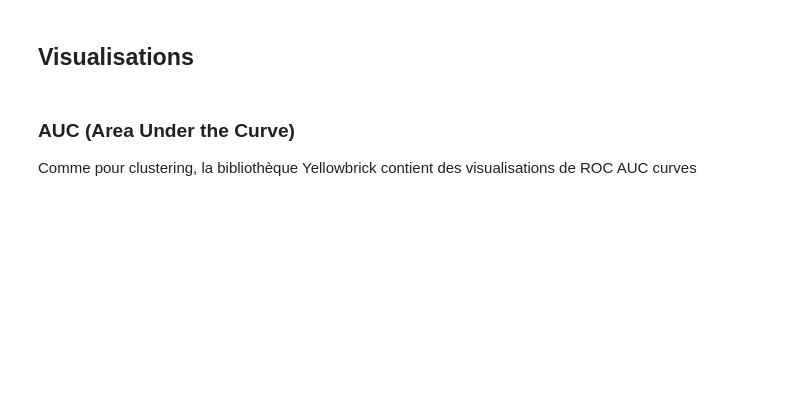
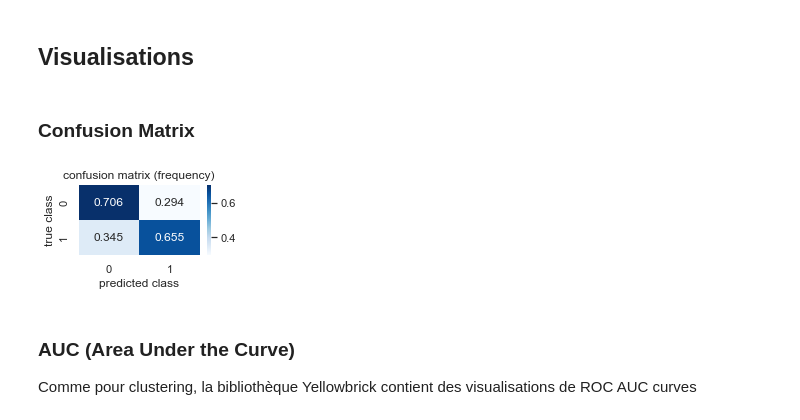
Before and after one commit to mrcreasey/oc-ds-p7-scoring-dashboard, a Jupyter notebook: code/P7_modelisation.ipynb, the cells around one changed output. Cells and saved outputs as stored; diff of their text form; code cells hidden in the pictures; blank space fills up the shorter version.

```diff
--- a/code/P7_modelisation.ipynb
+++ b/code/P7_modelisation.ipynb
@@ -1503,15 +1514,16 @@ add_model_score, model = test_model
 # %%
 # test add_model_scores
 # %%
-model_name='RidgeClassifier'
-smt=SMOTE(random_state=RANDOM_SEED)
-ridge=RidgeClassifier()
-model_pipeline= imbpipeline.Pipeline([
-    ('sampling',smt),
-    ('clf',ridge)])
-param_grid={'clf__alpha':np.logspace(-3, 5, 20)}
+model_name = 'RidgeClassifier'
+smt = SMOTE(random_state=RANDOM_SEED)
+ridge = RidgeClassifier()
+model_pipeline = imbpipeline.Pipeline([
+    ('sampling', smt),
+    ('clf', ridge)])
+param_grid = {'clf__alpha': np.logspace(-3, 5, 20)}
 gs = search_best_model(model_name, model_pipeline,
                        param_grid, x_train_prep, y_train)
-y_pred=score_model(model_name,gs,x_train_prep,y_train,x_test_prep,y_test)
+y_pred = score_model(model_name, gs, x_train_prep,
+                     y_train, x_test_prep, y_test)
 # %% [output]
 Fitting 5 folds for each of 20 candidates, totalling 100 fits
@@ -1526,6 +1538,41 @@ time_model (RidgeClassifier; training time = 0.107 s; gridsearch time = 20.71567
 add_model_score, model = RidgeClassifier
 # %% [markdown]
 ## Visualisations
+# %% [markdown]
+### Confusion Matrix
+# %%
+Serie = list or np.ndarray or pd.Series
+
+
+def plot_confusion_matrix_heatmap(y_true: Serie, y_pred: Serie, normalize=True,
+cmap='Blues', ax=None, figsize=(6, 4) ):
+    """
+    plot confusion matrix as heatmap
+
+    Parameters
+    ----------
+    y_true : labels (number or string list, 1-d array or series)
+    y_pred : labels (number or string list, 1-d array or series)
+    cmap: colors
+    figsize: figure size
+    """
+    # df_cm = confusion_matrix_crosstab(y_true, y_pred, normalize=normalize)
+    df_cm = metrics.confusion_matrix(y_true, y_pred, normalize='true')
+    if ax is None:
+        _, ax = plt.subplots(figsize=figsize)
+    if normalize:
+        sns.heatmap(df_cm, annot=True, cmap=cmap, fmt='.3f', ax=ax)
+        plt.title('confusion matrix (frequency)')
+    else:
+        sns.heatmap(df_cm, annot=True, cmap=cmap, fmt='.0f',ax=ax)
+        plt.title('confusion matrix (count)')
+    plt.xlabel('predicted class')
+    plt.ylabel('true class')
+    plt.tight_layout(h_pad=0.2, w_pad=0.2)
+
+plot_confusion_matrix_heatmap(y_test,y_pred, figsize=(3,2))
+# %% [output]
+[figure, added]
 # %% [markdown]
 ### AUC (Area Under the Curve)
 
```
Also changed, not shown: parts of 24 cells of this notebook.
